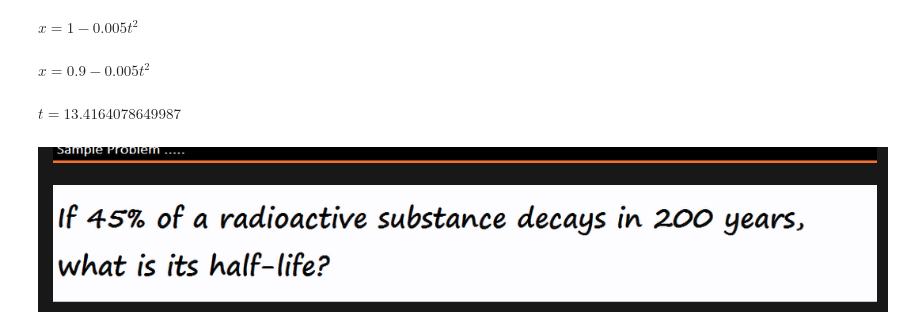
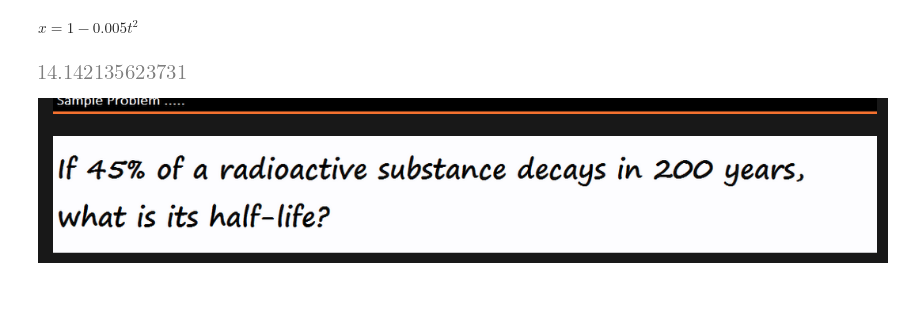
Before and after one commit to aldotb/Algebra-Math-Symbolic-Biblie, a Jupyter notebook: 16040 Ratio Change.ipynb, the cells around one changed output. Saved outputs shown, nothing was run; the diff lists cells and outputs as text; code cells hidden in the pictures; blank space fills up the shorter version.

```diff
--- a/16040 Ratio Change.ipynb
+++ b/16040 Ratio Change.ipynb
@@ -31,10 +35,2 @@ x.set(k=0.01)
 # %% [output]
 $\displaystyle x=1 - 0.005 t^{2}$
-# %%
-x.Substrac(0.1)
-# %% [output]
-$\displaystyle x=0.9 - 0.005 t^{2}$
-# %%
-t=x.solve(t,'signo')
-# %% [output]
-$\displaystyle t =13.4164078649987$
@@ -43,2 +37,6 @@ from lib_MyIntegral import *
+# %%
+x.solve(t,'positive')
+# %% [output]
+[figure, added]
 # %% [markdown]
 ![image.png](attachment:45d440e2-0613-4394-b4f3-7a5e6bc1875d.png)
```
Also changed, not shown: parts of 66 cells of this notebook, 5 other files.
